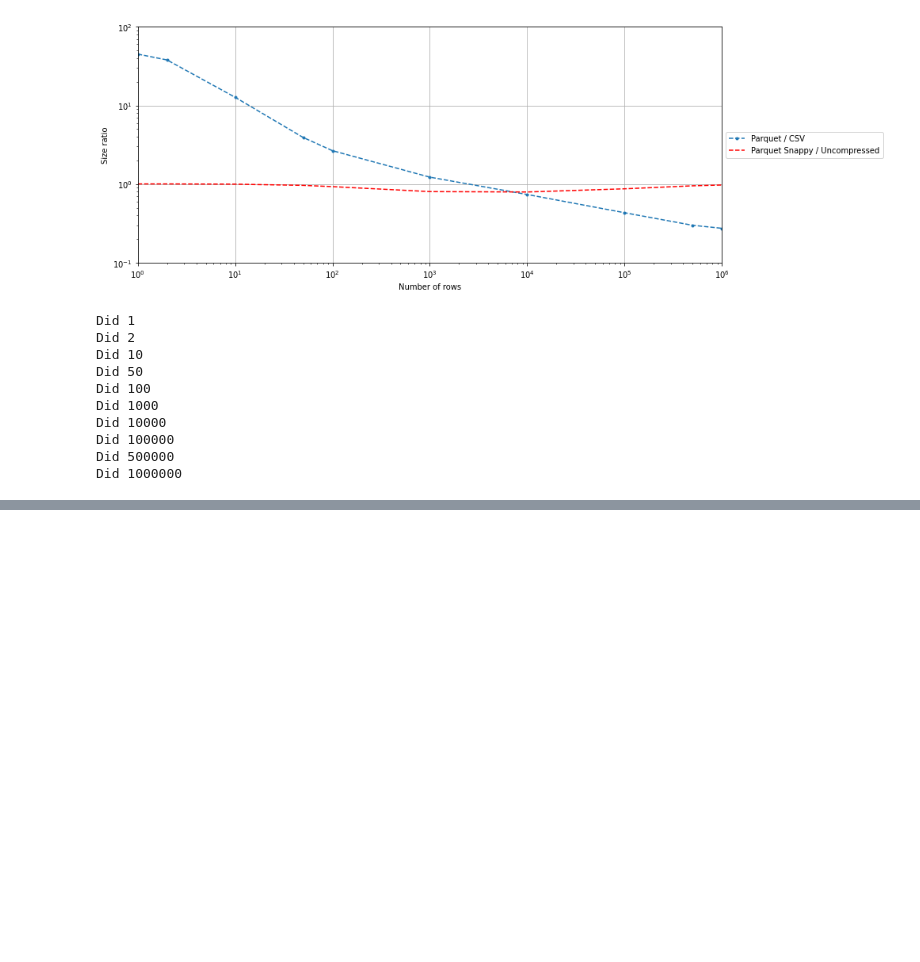
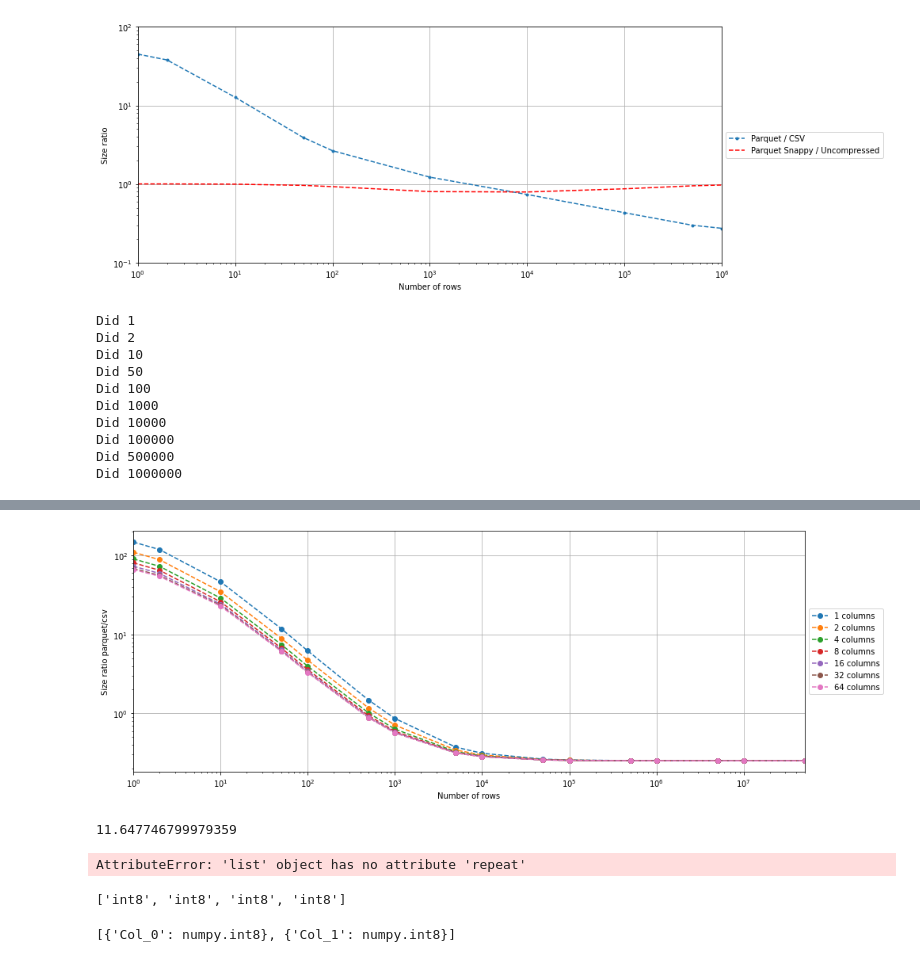
Before and after one commit to pbisaillon/csv_parquet, a Jupyter notebook: notebooks/generate.ipynb, the cells around one changed output, grey strips where cells are left out. Cells and saved outputs as stored; diff of their text form; code cells hidden in the pictures; blank space fills up the shorter version.

```diff
--- a/notebooks/generate.ipynb
+++ b/notebooks/generate.ipynb
@@ -57,7 +64,7 @@ fig.savefig("../figs/size_ratio.png", dpi=fig.dpi)
 # %%
 ## Loading the CSV or Parquet in memory
 # %%
-N = 500
+N = 10
 
 def load_csv(c, r):
     pd.read_csv(f'../data/{r}_{c}.csv')
@@ -217,0 +281,16 @@ fig.savefig("../figs/name)time_ratio.png", dpi=fig.dpi)
+# %%
+nrows = [1,2,10,50,100,500,1000, 5000, 10000, 50000, 100000, 500000,1000000, 5000000, 10000000, 50000000]
+ncols = [1,2,4,8,16, 32, 64]
+# %%
+for c in ncols:
+    for r in nrows:
+        df = pd.DataFrame(np.random.randint(10,size=(r,c), dtype='int8'), dtype='int8')
+
+        #Set the columns name
+        df.columns = [f"Col_{i}" for i in range(c)]
+
+        #save csv file
+        df.to_csv(f'../data/int_{r}_{c}.csv', index=False)
+
+        #save parquet file
+        df.to_parquet(f'../data/int_{r}_{c}.parquet', engine='pyarrow', index=False, compression=None)
@@ -217,0 +312,37 @@ fig.savefig("../figs/name)time_ratio.png", dpi=fig.dpi)
+# %%
+## Plotting the size on disk of parquet file vs csv file
+int_size_ratio = {}
+for c in ncols:
+    int_size_ratio[f'{c}'] = []
+    for r in nrows:
+        int_size_ratio[f'{c}'].append(os.path.getsize(f'../data/int_{r}_{c}.parquet') / os.path.getsize(f'../data/int_{r}_{c}.csv'))
+        #int_size_ratio[f'{c}'].append(os.path.getsize(f'../data/int_{r}_{c}.csv') / os.path.getsize(f'../data/int_{r}_{c}.parquet'))
+
+
+#Save analysis to disk
+
+with open('../data/int_size.json', "w") as f:
+    json.dump(int_size_ratio, f)
+
+
+
+fig, ax = plt.subplots(figsize=(14, 5))
+for c in ncols:
+    ax.plot(nrows, int_size_ratio[f'{c}'], 'o--')
+
+
+#ax.axhline(y=0.42, color='k', linestyle='--')
+ax.set_xlabel('Number of rows')
+ax.set_ylabel('Size ratio parquet/csv')
+ax.set_xscale('log')
+ax.set_yscale('log')
+#ax.set_ylim([0.1,1000])
+ax.set_xlim([1.0,5e7])
+ax.grid(True)
+ax.legend([f"{c} columns" for c in ncols], loc='center left',  bbox_to_anchor=(1, 0.5))
+
+fig.tight_layout()
+plt.show()
+fig.savefig("../figs/int_size.png", dpi=fig.dpi)
+# %% [output]
+[figure, added]
@@ -217,0 +366,16 @@ fig.savefig("../figs/name)time_ratio.png", dpi=fig.dpi)
+# %%
+timeit.Timer(lambda: load_int_csv(64, 10000000)).timeit(1)
+# %% [output]
+11.647746799979359
+# %%
+["int8"].repeat(4)
+# %% [output]
+AttributeError: 'list' object has no attribute 'repeat'
+# %%
+['int8' for x in range(4)]
+# %% [output]
+['int8', 'int8', 'int8', 'int8']
+# %%
+[{f"Col_{i}" : np.int8} for i in range(2)]
+# %% [output]
+[{'Col_0': numpy.int8}, {'Col_1': numpy.int8}]
```
Also changed, not shown: parts of 11 cells of this notebook.
